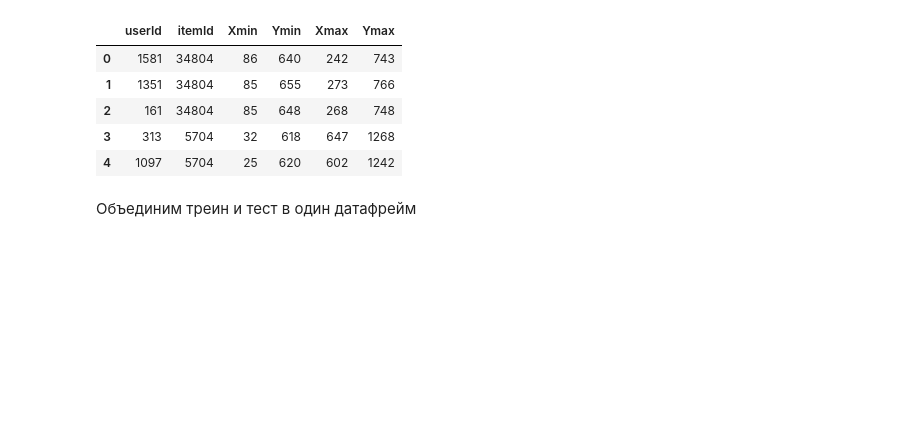
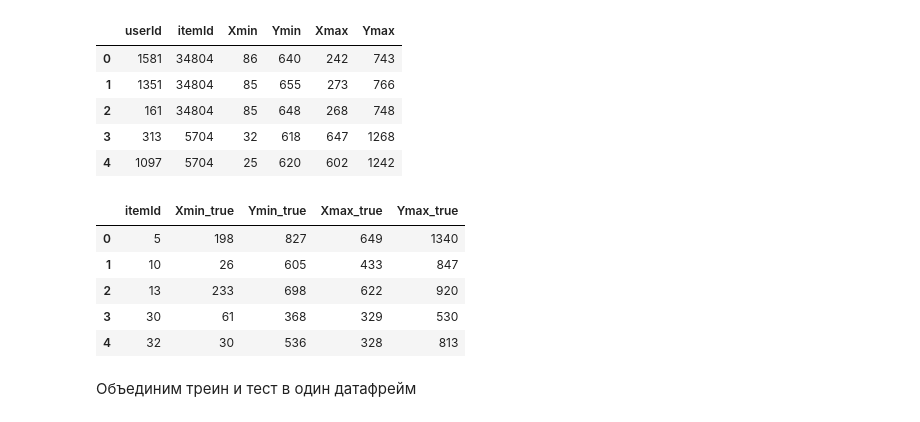
Before and after one commit to andreitsev/Competitions, a Jupyter notebook: ML Bootcamp Модератор Одноклассников.ipynb, the cells around one changed output. Saved outputs shown, nothing was run; the diff lists cells and outputs as text; code cells hidden in the pictures; blank space fills up the shorter version.

```diff
--- a/ML Bootcamp Модератор Одноклассников.ipynb
+++ b/ML Bootcamp Модератор Одноклассников.ipynb
@@ -69,6 +67,15 @@ X_test.head()
 | 2 | 161 | 34804 | 85 | 648 | 268 | 748 |
 | 3 | 313 | 5704 | 32 | 618 | 647 | 1268 |
 | 4 | 1097 | 5704 | 25 | 620 | 602 | 1242 |
+# %%
+y_train.head()
+# %% [output]
+|  | itemId | Xmin_true | Ymin_true | Xmax_true | Ymax_true |
+| 0 | 5 | 198 | 827 | 649 | 1340 |
+| 1 | 10 | 26 | 605 | 433 | 847 |
+| 2 | 13 | 233 | 698 | 622 | 920 |
+| 3 | 30 | 61 | 368 | 329 | 530 |
+| 4 | 32 | 30 | 536 | 328 | 813 |
 # %% [markdown]
 Объединим треин и тест в один датафрейм
 # %%
```
Also changed, not shown: parts of 15 cells of this notebook.
